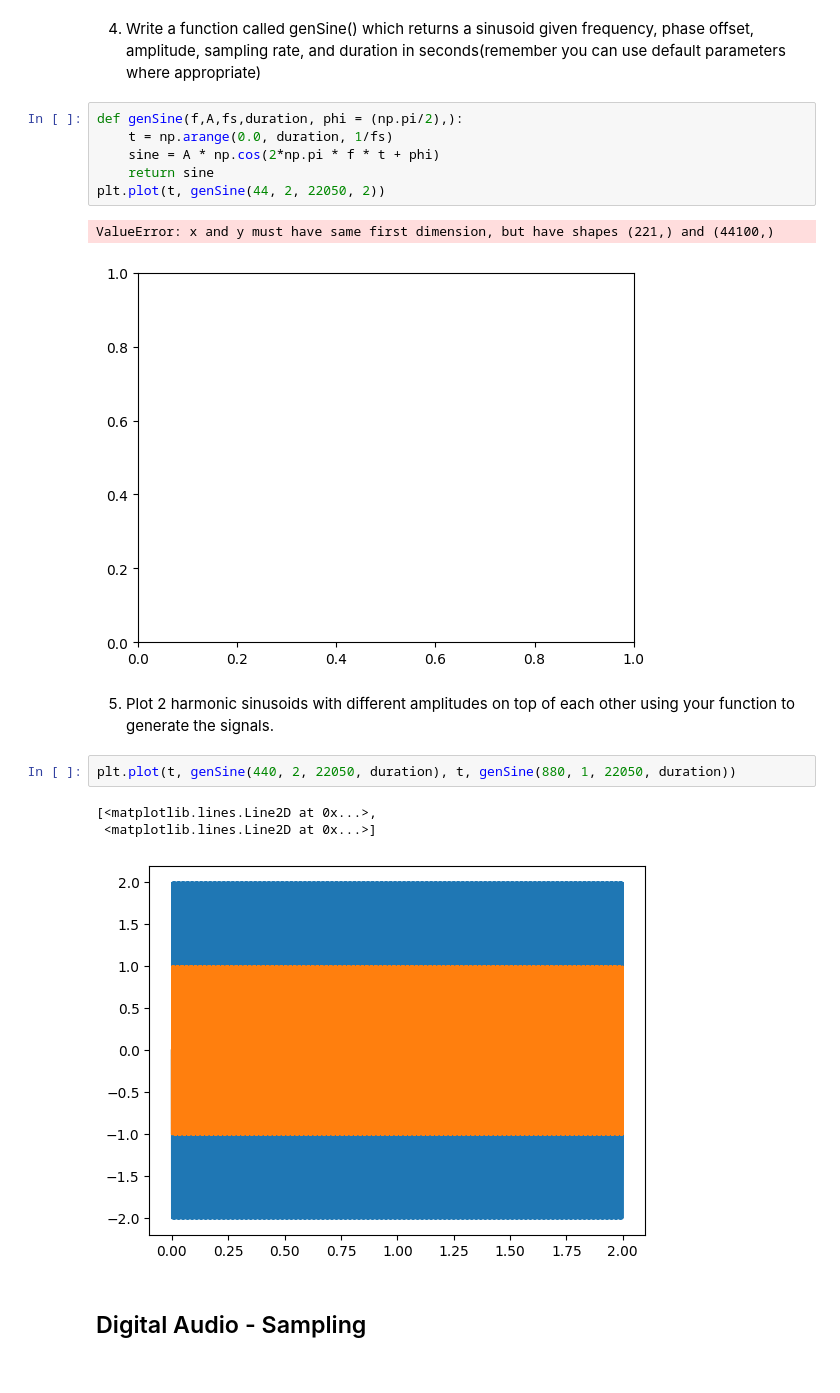
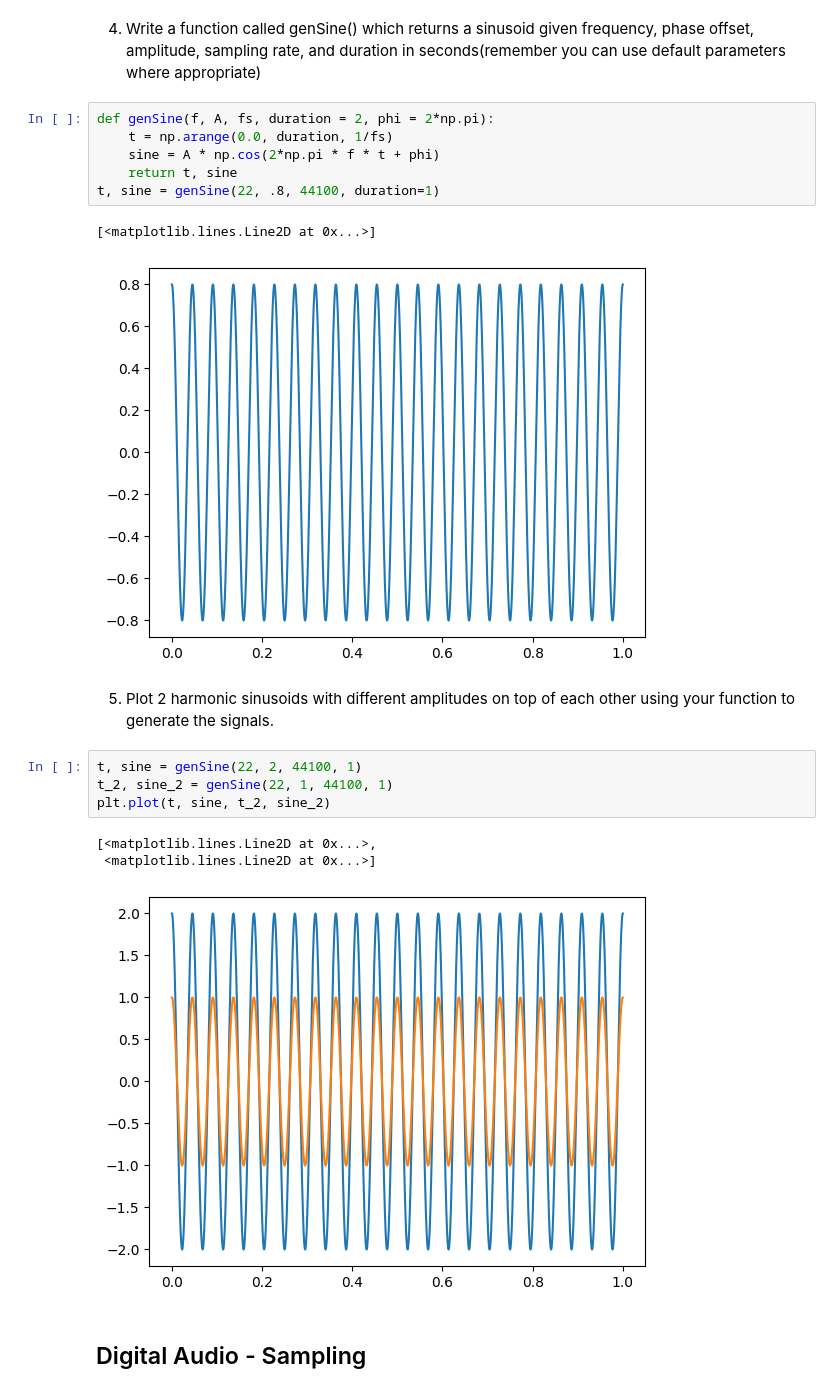
Before and after one commit to jalynf706-dot/AudioTechII, a Jupyter notebook: Activities/Activity2_sinusoidsFunctions.ipynb, the cells around one changed output. Saved outputs shown, nothing was run; the diff lists cells and outputs as text.

```diff
--- a/Activities/Activity2_sinusoidsFunctions.ipynb
+++ b/Activities/Activity2_sinusoidsFunctions.ipynb
@@ -47,22 +47,24 @@ plt.plot(t,sine)
 # %% [markdown]
 4) Write a function called genSine() which returns a sinusoid given frequency, phase offset, amplitude, sampling rate, and duration in seconds(remember you can use default parameters where appropriate)
 # %%
-def genSine(f,A,fs,duration, phi = (np.pi/2),):
+def genSine(f, A, fs, duration = 2, phi = 2*np.pi):
     t = np.arange(0.0, duration, 1/fs)
     sine = A * np.cos(2*np.pi * f * t + phi)
-    return sine
-plt.plot(t, genSine(44, 2, 22050, 2))
+    return t, sine
+t, sine = genSine(22, .8, 44100, duration=1)
 # %% [output]
-ValueError: x and y must have same first dimension, but have shapes (221,) and (44100,)
+[<matplotlib.lines.Line2D at 0x...>]
-[figure, old version]
+[figure, new version]
 # %% [markdown]
 5. Plot 2 harmonic sinusoids with different amplitudes on top of each other using your function to generate the signals.
 # %%
-plt.plot(t, genSine(440, 2, 22050, duration), t, genSine(880, 1, 22050, duration))
+t, sine = genSine(22, 2, 44100, 1)
+t_2, sine_2 = genSine(22, 1, 44100, 1)
+plt.plot(t, sine, t_2, sine_2)
 # %% [output]
 [<matplotlib.lines.Line2D at 0x...>,
  <matplotlib.lines.Line2D at 0x...>]
-[figure, old version]
+[figure, new version]
 # %% [markdown]
 ## Digital Audio - Sampling
 # %% [markdown]
```
Also changed, not shown: parts of 9 cells of this notebook.
